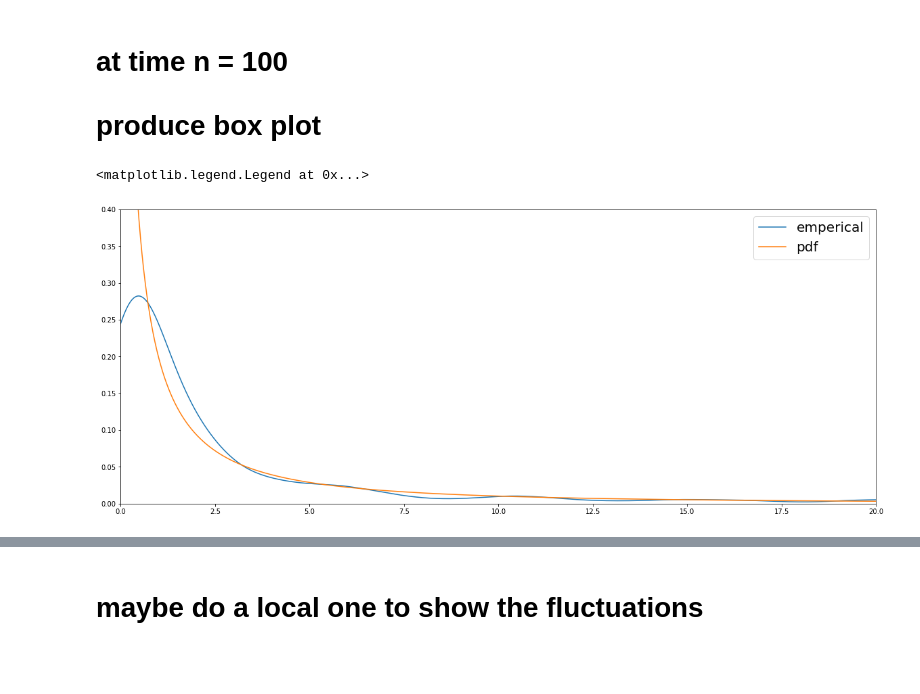
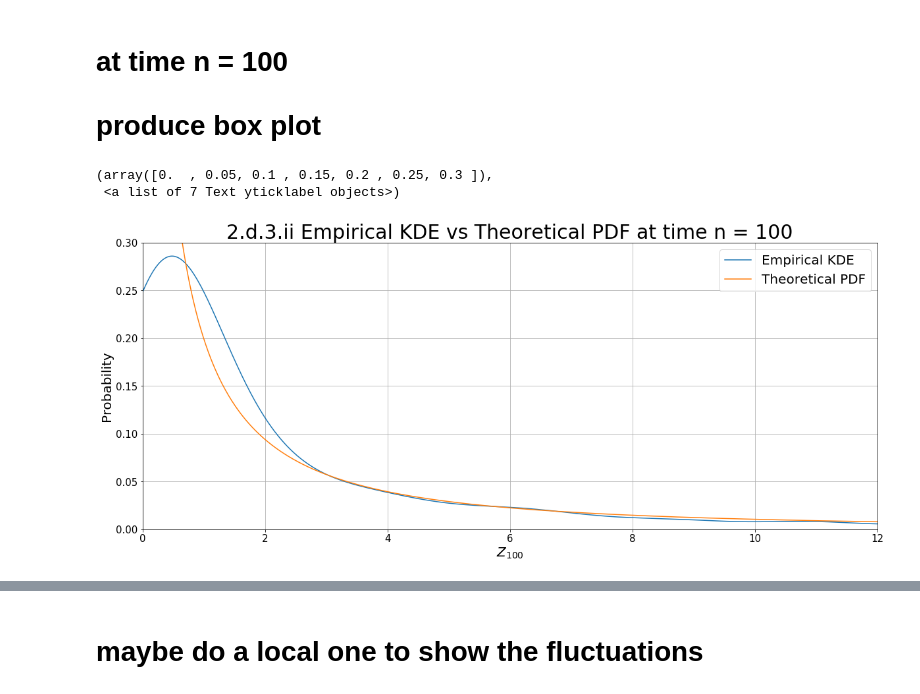
Before and after one commit to yziw/MA933, a Jupyter notebook: 1/Part 2.ipynb, the cells around one changed output, grey strips where cells are left out. Saved outputs shown, nothing was run; the diff lists cells and outputs as text; code cells hidden in the pictures; blank space fills up the shorter version.

```diff
--- a/1/Part 2.ipynb
+++ b/1/Part 2.ipynb
@@ -20,6 +20,7 @@ N = 100
 def GRW(μ, σ, N):
     X = np.random.randn(N)*σ + μ
     Y = np.cumsum(X)
+    Y[0] = 0
     Z = np.exp(Y)
     return Z
 # %%
@@ -93,19 +106,26 @@ plt.boxplot(data_10);
 # %%
 μ = 0
 σ = 0.2
 n = 100
 spaces = 10000
 realisations = 500
 raw_100, empaverages_100, deviation_100 = empav(realisations, μ, σ, n)
 data_100 = raw_100[n-1, :]
 plt.figure(figsize = (20,8))
-sns.kdeplot(data_100, label = "emperical", gridsize = 1000000)
+sns.kdeplot(data_100, label = "Empirical KDE", gridsize = 1000000)
 zs_100, thepdf_100 = pdfz(μ, σ, n, spaces)
-plt.plot(zs_100, thepdf_100, label = "pdf")
-plt.xlim([0, 20])
-plt.ylim([0, 0.4])
+plt.plot(zs_100, thepdf_100, label = "Theoretical PDF")
+plt.xlim([0, 12])
+plt.ylim([0, 0.3])
 plt.legend(fontsize = 20)
 # plt.yscale("log")
+plt.xlabel(r'$Z_{100}$', fontsize = 20)
+plt.ylabel("Probability", fontsize = 20)
+plt.title("2.d.3.ii Empirical KDE vs Theoretical PDF at time n = 100", fontsize = 30)
+plt.grid()
+plt.xticks(fontsize = 15)
+plt.yticks(fontsize = 15)
 # %% [output]
-<matplotlib.legend.Legend at 0x...>
+(array([0.  , 0.05, 0.1 , 0.15, 0.2 , 0.25, 0.3 ]),
+ <a list of 7 Text yticklabel objects>)
-[figure, old version]
+[figure, new version]
```
Also changed, not shown: parts of 17 cells of this notebook.
